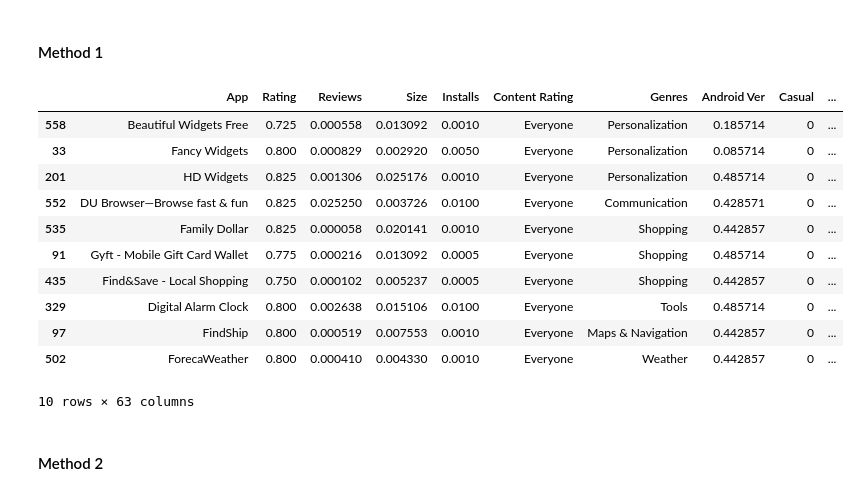
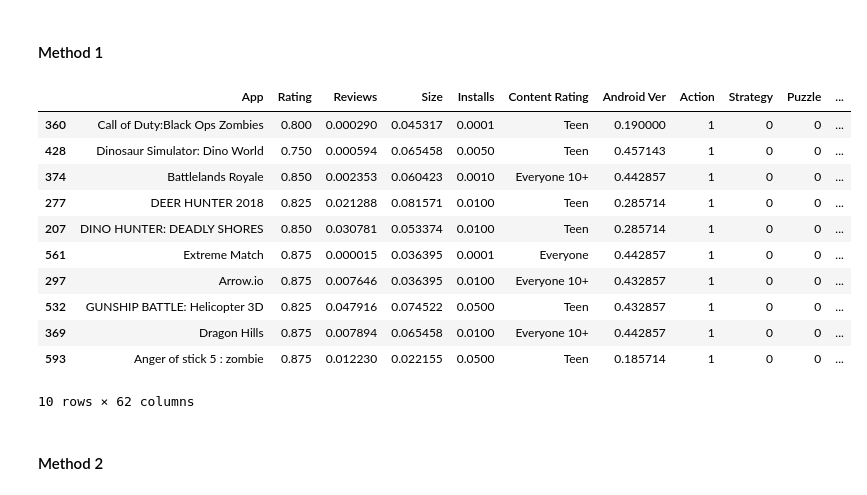
Before and after one commit to RavMRafiki/Recommendation-System, a Jupyter notebook: App_recommendation_system.ipynb, the cells around one changed output. Saved outputs shown, nothing was run; the diff lists cells and outputs as text; code cells hidden in the pictures.

```diff
--- a/App_recommendation_system.ipynb
+++ b/App_recommendation_system.ipynb
@@ -207,9 +206,9 @@ avgSize = pd.to_numeric(validatingSet['Size'], errors='coerce').mean()
 avgInstalls = pd.to_numeric(validatingSet['Installs'], errors='coerce').mean()
 maxAndroidVer = max(validatingSet['Android Ver'])
 genres = []
-for i in validatingSet.columns.tolist()[8:]:
+for i in validatingSet.columns.tolist()[7:]:
     genres.append(pd.to_numeric(validatingSet[i], errors='coerce').mean())
-avgAppList = ['avgApp',avgRating,avgReviews,avgSize,avgInstalls,validatingSet.iloc[0]['Content Rating'],"avgGenre",maxAndroidVer]
+avgAppList = ['avgApp',avgRating,avgReviews,avgSize,avgInstalls,validatingSet.iloc[0]['Content Rating'],maxAndroidVer]
 for i in genres:
     avgAppList.append(i)
 avgApp = pd.DataFrame(columns=validatingSet.columns.tolist())
@@ -364,48 +363,48 @@ avgSize = pd.to_numeric(validatingSet['Size'], errors='coerce').mean()
 avgInstalls = pd.to_numeric(validatingSet['Installs'], errors='coerce').mean()
 maxAndroidVer = max(validatingSet['Android Ver'])
 genres = []
-for i in validatingSet.columns.tolist()[8:-1]:
+for i in validatingSet.columns.tolist()[7:-1]:
     genres.append(pd.to_numeric(validatingSet[i], errors='coerce').mean())
-avgAppList = ['avgApp',avgRating,avgReviews,avgSize,avgInstalls,validatingSet.iloc[0]['Content Rating'],"avgGenre",maxAndroidVer]
+avgAppList = ['avgApp',avgRating,avgReviews,avgSize,avgInstalls,validatingSet.iloc[0]['Content Rating'],maxAndroidVer]
 for i in genres:
     avgAppList.append(i)
 revs = []
 for i in validatingSet["reviews"].tolist():
     i = i.split(";")
     for j in i:
         revs.append(j)
 words = {}
 for word in revs:
         words[word] = 0
 for word in revs:
         words[word] +=1
 revs = []
 for i in range(5):
     try:
         revs.append(max(words, key=words.get))
         del words[max(words, key=words.get)]
     except:
         pass
 avgWords = ";".join(revs)
 avgAppList.append(avgWords)
 
 avgApp = pd.DataFrame(columns=validatingSet.columns.tolist())
 avgApp.loc[0] = avgAppList
 recommendedApps = KNNWithJaccardSimilarityCoefficient.clustering(trainingSet.copy(), avgApp.iloc[0])
 recommendedApps.sort_values("distance").head(10)
 # %% [output]
-|  | App | Rating | Reviews | Size | Installs | Content Rating | Genres | Android Ver | Casual | ... |
-| 558 | Beautiful Widgets Free | 0.725 | 0.000558 | 0.013092 | 0.0010 | Everyone | Personalization | 0.185714 | 0 | ... |
-| 33 | Fancy Widgets | 0.800 | 0.000829 | 0.002920 | 0.0050 | Everyone | Personalization | 0.085714 | 0 | ... |
-| 201 | HD Widgets | 0.825 | 0.001306 | 0.025176 | 0.0010 | Everyone | Personalization | 0.485714 | 0 | ... |
-| 552 | DU Browser—Browse fast & fun | 0.825 | 0.025250 | 0.003726 | 0.0100 | Everyone | Communication | 0.428571 | 0 | ... |
-| 535 | Family Dollar | 0.825 | 0.000058 | 0.020141 | 0.0010 | Everyone | Shopping | 0.442857 | 0 | ... |
-| 91 | Gyft - Mobile Gift Card Wallet | 0.775 | 0.000216 | 0.013092 | 0.0005 | Everyone | Shopping | 0.485714 | 0 | ... |
-| 435 | Find&Save - Local Shopping | 0.750 | 0.000102 | 0.005237 | 0.0005 | Everyone | Shopping | 0.442857 | 0 | ... |
-| 329 | Digital Alarm Clock | 0.800 | 0.002638 | 0.015106 | 0.0100 | Everyone | Tools | 0.485714 | 0 | ... |
-| 97 | FindShip | 0.800 | 0.000519 | 0.007553 | 0.0010 | Everyone | Maps & Navigation | 0.442857 | 0 | ... |
-| 502 | ForecaWeather | 0.800 | 0.000410 | 0.004330 | 0.0010 | Everyone | Weather | 0.442857 | 0 | ... |
+|  | App | Rating | Reviews | Size | Installs | Content Rating | Android Ver | Action | Strategy | Puzzle | ... |
+| 360 | Call of Duty:Black Ops Zombies | 0.800 | 0.000290 | 0.045317 | 0.0001 | Teen | 0.190000 | 1 | 0 | 0 | ... |
+| 428 | Dinosaur Simulator: Dino World | 0.750 | 0.000594 | 0.065458 | 0.0050 | Teen | 0.457143 | 1 | 0 | 0 | ... |
+| 374 | Battlelands Royale | 0.850 | 0.002353 | 0.060423 | 0.0010 | Everyone 10+ | 0.442857 | 1 | 0 | 0 | ... |
+| 277 | DEER HUNTER 2018 | 0.825 | 0.021288 | 0.081571 | 0.0100 | Teen | 0.285714 | 1 | 0 | 0 | ... |
+| 207 | DINO HUNTER: DEADLY SHORES | 0.850 | 0.030781 | 0.053374 | 0.0100 | Teen | 0.285714 | 1 | 0 | 0 | ... |
+| 561 | Extreme Match | 0.875 | 0.000015 | 0.036395 | 0.0001 | Everyone | 0.442857 | 1 | 0 | 0 | ... |
+| 297 | Arrow.io | 0.875 | 0.007646 | 0.036395 | 0.0100 | Everyone 10+ | 0.432857 | 1 | 0 | 0 | ... |
+| 532 | GUNSHIP BATTLE: Helicopter 3D | 0.825 | 0.047916 | 0.074522 | 0.0500 | Teen | 0.432857 | 1 | 0 | 0 | ... |
+| 369 | Dragon Hills | 0.875 | 0.007894 | 0.065458 | 0.0100 | Everyone 10+ | 0.442857 | 1 | 0 | 0 | ... |
+| 593 | Anger of stick 5 : zombie | 0.875 | 0.012230 | 0.022155 | 0.0500 | Teen | 0.185714 | 1 | 0 | 0 | ... |
-10 rows × 63 columns
+10 rows × 62 columns
 # %% [markdown]
 <h4>Method 2</h4>
 # %%
```
Also changed, not shown: parts of 14 cells of this notebook.
